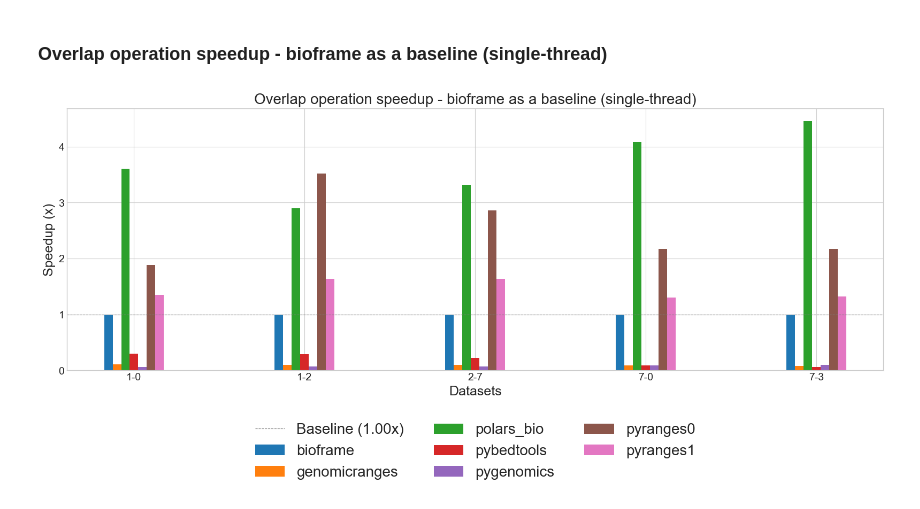
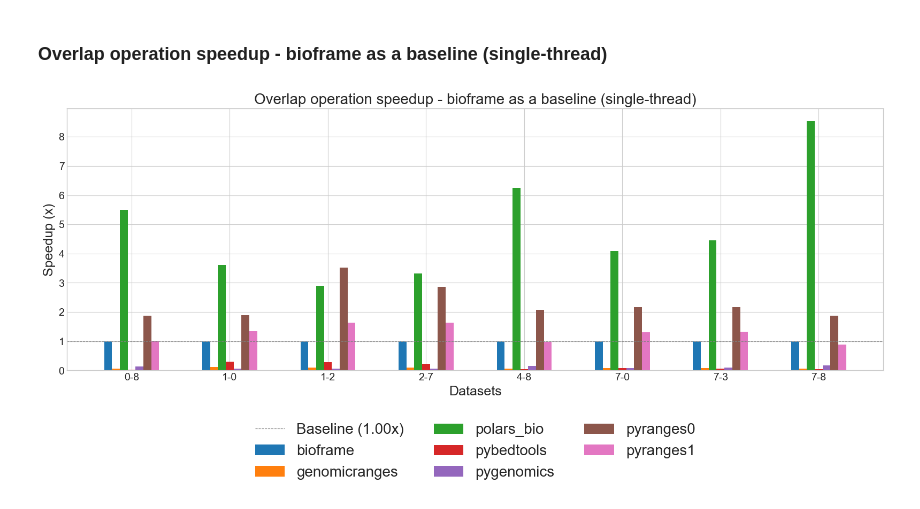
Before and after one commit to biodatageeks/polars-bio-bench, a Jupyter notebook: notebooks/visualize-results.ipynb, the cells around one changed output. Cells and saved outputs as stored; diff of their text form; code cells hidden in the pictures.

```diff
--- a/notebooks/visualize-results.ipynb
+++ b/notebooks/visualize-results.ipynb
@@ -5,13 +7,17 @@ ROOT_DIR = "../results/2025-01-17 18:36:27"
 # %% [markdown]
 ### Overlap operation speedup - bioframe as a baseline (single-thread)
 # %%
-import matplotlib.pyplot as plt
-import numpy as np
-
 # plt.style.use('tableau-colorblind10')
 plt.style.use("seaborn-v0_8-whitegrid")
 data = {
-    "datasets": ["1-2"] * 7 + ["1-0"] * 7 + ["2-7"] * 7 + ["7-0"] * 7 + ["7-3"] * 7,
+    "datasets": ["1-2"] * 7
+    + ["1-0"] * 7
+    + ["2-7"] * 7
+    + ["7-0"] * 7
+    + ["7-3"] * 7
+    + ["0-8"] * 7
+    + ["4-8"] * 7
+    + ["7-8"] * 7,
     "library": [
         "polars_bio",
         "bioframe",
@@ -21,7 +27,7 @@ data = {
         "genomicranges",
         "pygenomics",
     ]
-    * 5,
+    * 8,
     "speedup": pd.read_csv(f"{ROOT_DIR}/overlap-single_1-2.csv")
     .Speedup.str.replace("x", "")
     .astype(float)
@@ -41,6 +47,18 @@ data = {
     + pd.read_csv(f"{ROOT_DIR}/overlap-single_7-3.csv")
     .Speedup.str.replace("x", "")
     .astype(float)
+    .tolist()
+    + pd.read_csv(f"{ROOT_DIR}/overlap-single_0-8.csv")
+    .Speedup.str.replace("x", "")
+    .astype(float)
+    .tolist()
+    + pd.read_csv(f"{ROOT_DIR}/overlap-single_4-8.csv")
+    .Speedup.str.replace("x", "")
+    .astype(float)
+    .tolist()
+    + pd.read_csv(f"{ROOT_DIR}/overlap-single_7-8.csv")
+    .Speedup.str.replace("x", "")
+    .astype(float)
     .tolist(),
 }
 
@@ -52,33 +70,33 @@ pivot_df = df.pivot(index="datasets", columns="library", values="speedup")
 
 # Plot setup
 x = np.arange(len(pivot_df))  # x positions for queries
-width = 0.05  # Bar width
+width = 0.08  # Bar width
 libraries = pivot_df.columns  # List of libraries
 
 # Initialize plot
 plt.figure(figsize=(16, 6))
 
 # Plot each library's data
 for i, library in enumerate(libraries):
     plt.bar(x + i * width, pivot_df[library], width, label=library)
 
 # Add details
 plt.xticks(x + width * (len(libraries) - 1) / 2, pivot_df.index, fontsize=14)
 plt.yticks(fontsize=14)
 plt.axhline(
     y=1.0, color="gray", linestyle="--", linewidth=0.8, label="Baseline (1.00x)"
 )
 plt.title(
     "Overlap operation speedup - bioframe as a baseline (single-thread)", fontsize=20
 )
 plt.xlabel("Datasets", fontsize=18)
 plt.ylabel("Speedup (x)", fontsize=18)
 plt.legend(title="Library")
 plt.tight_layout()
 plt.legend(loc="upper center", bbox_to_anchor=(0.5, -0.15), ncol=3, fontsize=20)
 
 
 # Show the chart
 plt.show()
 # %% [output]
-[figure, old version]
+[figure, new version]
```
Also changed, not shown: parts of 5 cells of this notebook.
